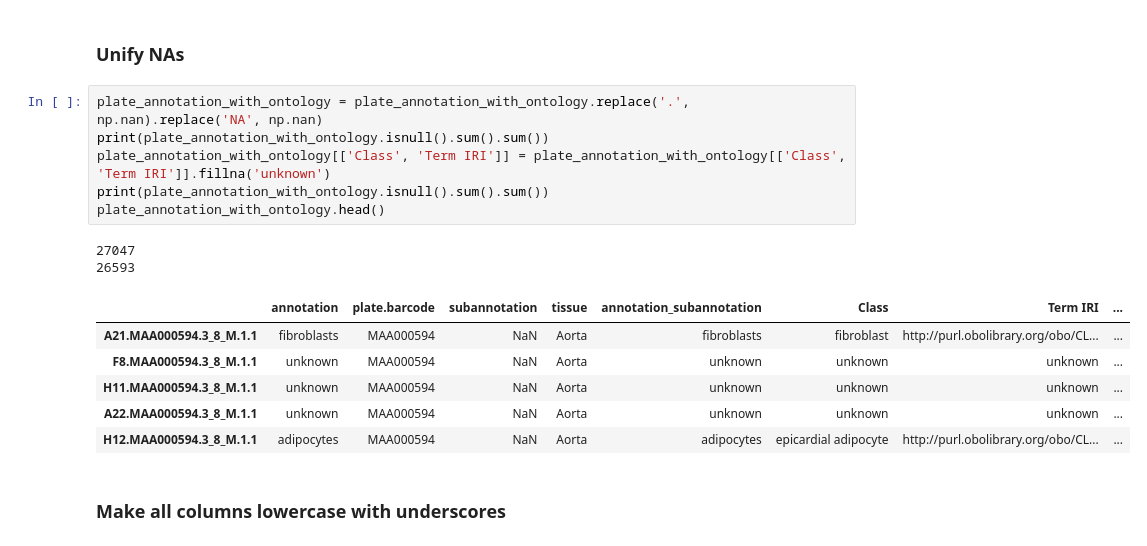
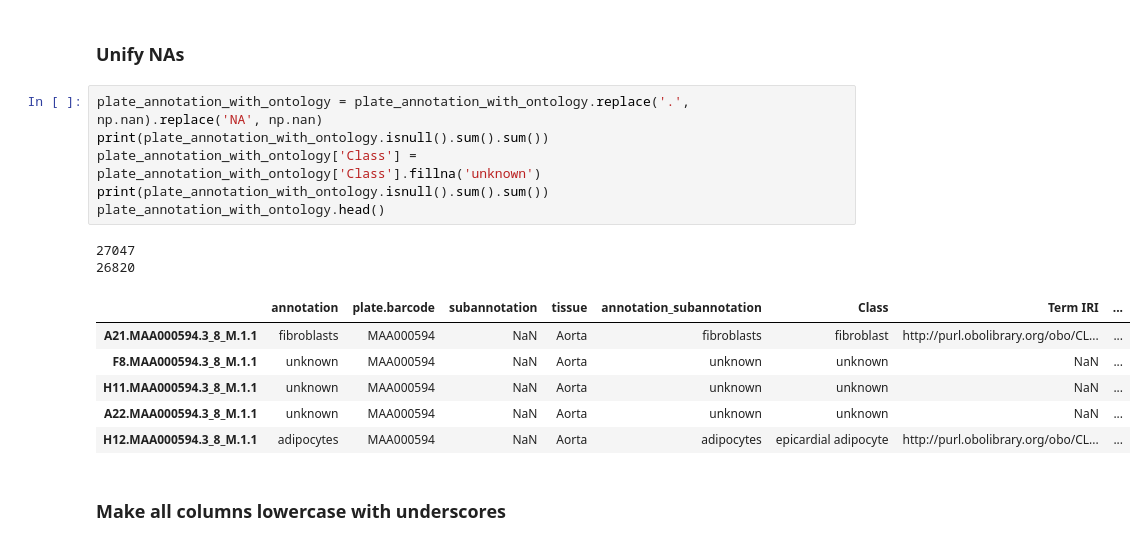
Before and after one commit to czbiohub-sf/maca, a Jupyter notebook: notebooks/030_rename_annotations_using_cell_ontologies.ipynb, the cells around one changed output. Saved outputs shown, nothing was run; the diff lists cells and outputs as text.

Commit message:
Don't add ontology ID or term IRI for unknown

```diff
--- a/notebooks/030_rename_annotations_using_cell_ontologies.ipynb
+++ b/notebooks/030_rename_annotations_using_cell_ontologies.ipynb
@@ -214,17 +214,17 @@ plate_annotation_with_ontology.head()
 # %%
 plate_annotation_with_ontology = plate_annotation_with_ontology.replace('.', np.nan).replace('NA', np.nan)
 print(plate_annotation_with_ontology.isnull().sum().sum())
-plate_annotation_with_ontology[['Class', 'Term IRI']] = plate_annotation_with_ontology[['Class', 'Term IRI']].fillna('unknown')
+plate_annotation_with_ontology['Class'] = plate_annotation_with_ontology['Class'].fillna('unknown')
 print(plate_annotation_with_ontology.isnull().sum().sum())
 plate_annotation_with_ontology.head()
 # %% [output]
 27047
-26593
+26820
 |  | annotation | plate.barcode | subannotation | tissue | annotation_subannotation | Class | Term IRI | ... |
 | A21.MAA000594.3_8_M.1.1 | fibroblasts | MAA000594 | NaN | Aorta | fibroblasts | fibroblast | http://purl.obolibrary.org/obo/CL... | ... |
-| F8.MAA000594.3_8_M.1.1 | unknown | MAA000594 | NaN | Aorta | unknown | unknown | unknown | ... |
-| H11.MAA000594.3_8_M.1.1 | unknown | MAA000594 | NaN | Aorta | unknown | unknown | unknown | ... |
-| A22.MAA000594.3_8_M.1.1 | unknown | MAA000594 | NaN | Aorta | unknown | unknown | unknown | ... |
+| F8.MAA000594.3_8_M.1.1 | unknown | MAA000594 | NaN | Aorta | unknown | unknown | NaN | ... |
+| H11.MAA000594.3_8_M.1.1 | unknown | MAA000594 | NaN | Aorta | unknown | unknown | NaN | ... |
+| A22.MAA000594.3_8_M.1.1 | unknown | MAA000594 | NaN | Aorta | unknown | unknown | NaN | ... |
 | H12.MAA000594.3_8_M.1.1 | adipocytes | MAA000594 | NaN | Aorta | adipocytes | epicardial adipocyte | http://purl.obolibrary.org/obo/CL... | ... |
 # %% [markdown]
 ### Make all columns lowercase with underscores
```
Also changed, not shown: parts of 1 cell of this notebook, 2 other files.
